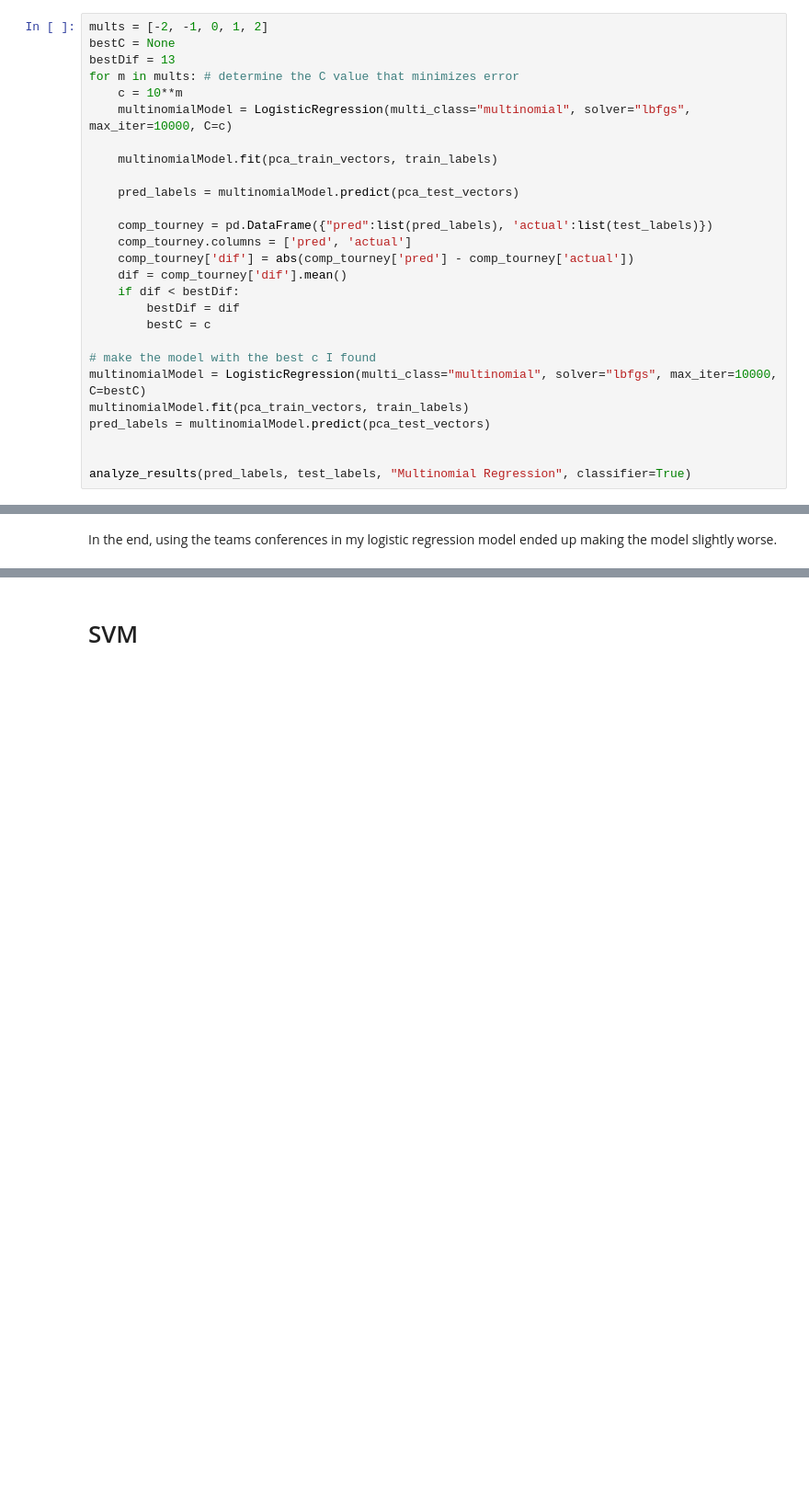
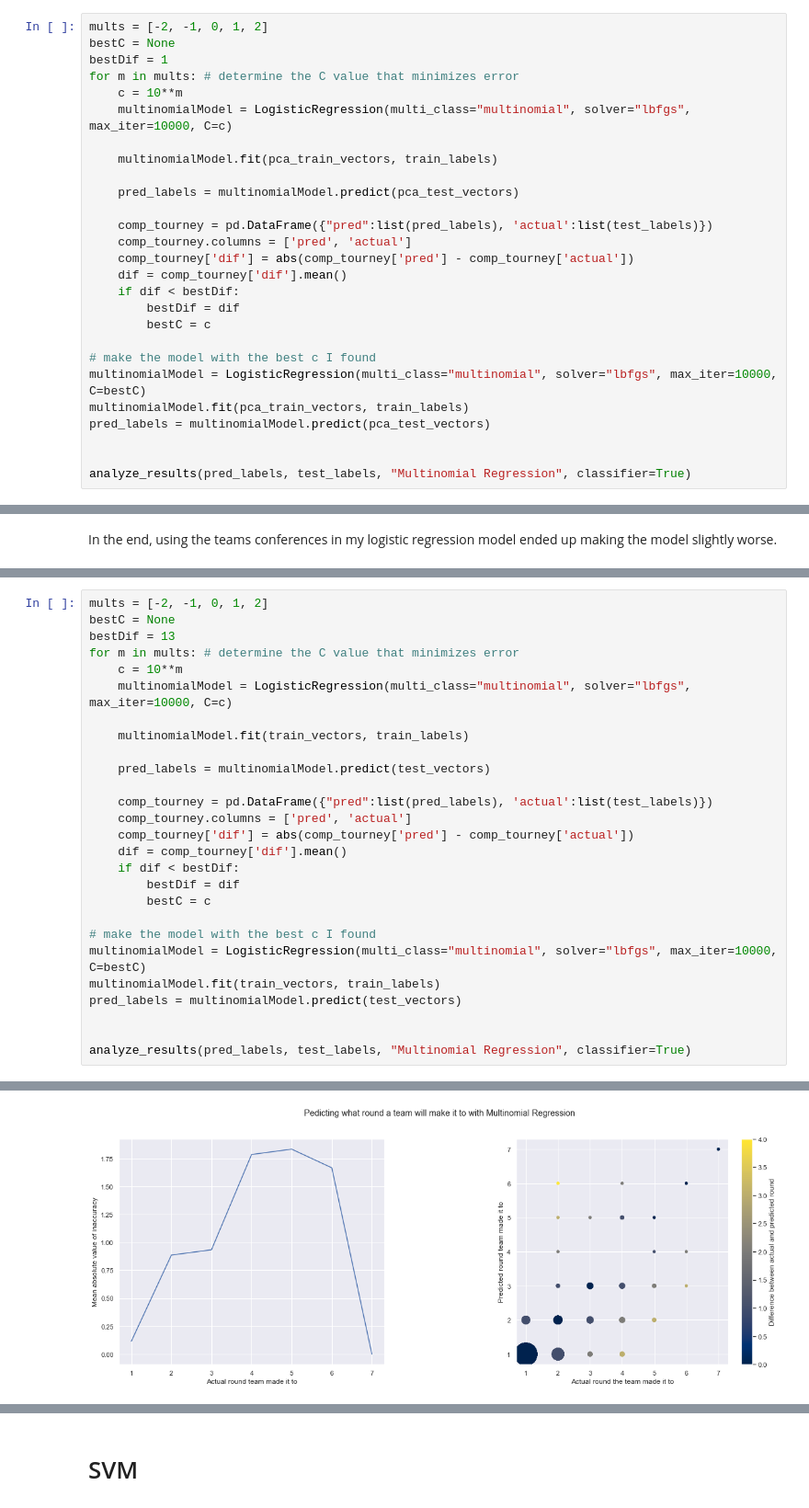
Before and after one commit to ajbenz18/march-madness-model, a Jupyter notebook: analysis.ipynb, the cells around one changed output, grey strips where cells are left out. Shown at 92% size. Drawn from its saved outputs; the diff is of its cells as text; blank space fills up the shorter version.

Commit message:
Tested models on 2018 and 2022

```diff
--- a/analysis.ipynb
+++ b/analysis.ipynb
@@ -308,7 +308,7 @@ The form of logistic regression we used in class is best for determing guessing
 # %%
 mults = [-2, -1, 0, 1, 2]
 bestC = None
-bestDif = 13
+bestDif = 1
 for m in mults: # determine the C value that minimizes error
     c = 10**m
     multinomialModel = LogisticRegression(multi_class="multinomial", solver="lbfgs", max_iter=10000, C=c)
@@ -410,0 +413,28 @@ In the end, using the teams conferences in my logistic regression model ended up
+# %%
+mults = [-2, -1, 0, 1, 2]
+bestC = None
+bestDif = 13
+for m in mults: # determine the C value that minimizes error
+    c = 10**m
+    multinomialModel = LogisticRegression(multi_class="multinomial", solver="lbfgs", max_iter=10000, C=c)
+
+    multinomialModel.fit(train_vectors, train_labels)
+
+    pred_labels = multinomialModel.predict(test_vectors)
+
+    comp_tourney = pd.DataFrame({"pred":list(pred_labels), 'actual':list(test_labels)})
+    comp_tourney.columns = ['pred', 'actual']
+    comp_tourney['dif'] = abs(comp_tourney['pred'] - comp_tourney['actual'])
+    dif = comp_tourney['dif'].mean()
+    if dif < bestDif:
+        bestDif = dif
+        bestC = c
+
+# make the model with the best c I found
+multinomialModel = LogisticRegression(multi_class="multinomial", solver="lbfgs", max_iter=10000, C=bestC)
+multinomialModel.fit(train_vectors, train_labels)
+pred_labels = multinomialModel.predict(test_vectors)
+
+
+analyze_results(pred_labels, test_labels, "Multinomial Regression", classifier=True)
+# %% [output]
@@ -410,0 +475 @@ In the end, using the teams conferences in my logistic regression model ended up
+[figure, added]
```
Also changed, not shown: parts of 34 cells of this notebook.
